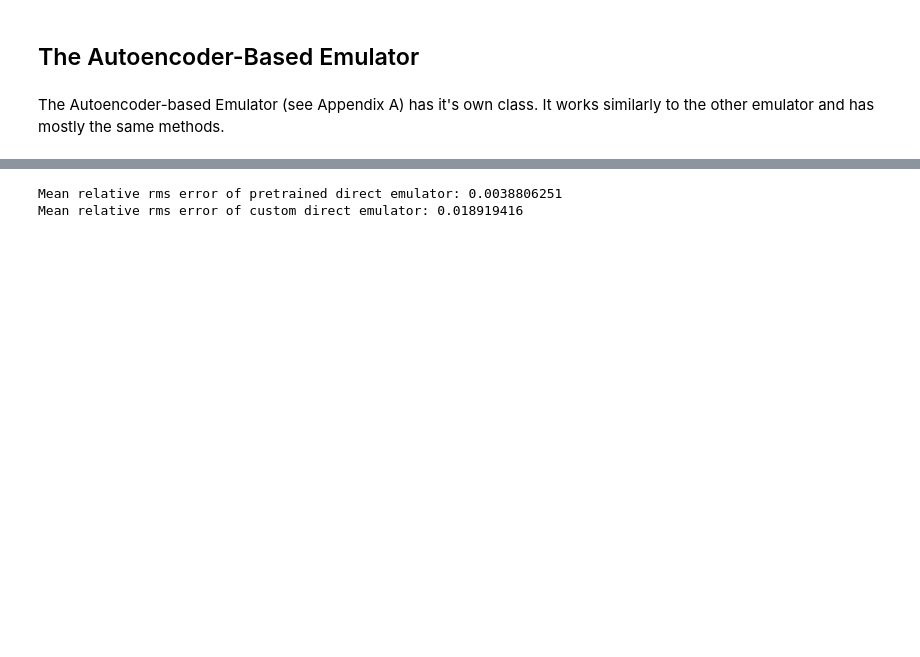
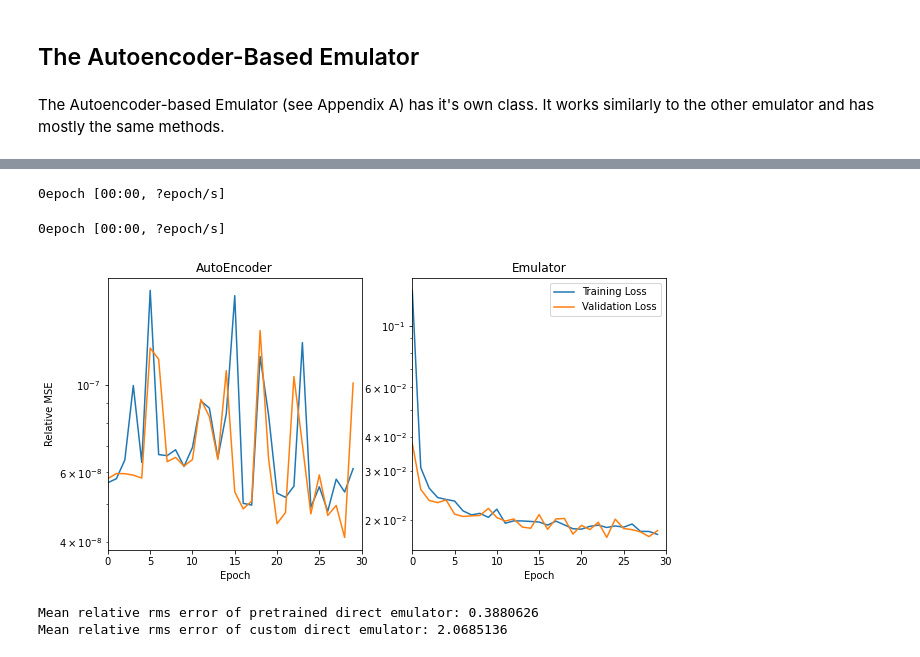
Before and after one commit to christianhbye/21cmVAE, a Jupyter notebook: notebooks/sample_notebook.ipynb, the cells around one changed output, grey strips where cells are left out. Saved outputs shown, nothing was run; the diff lists cells and outputs as text; code cells hidden in the pictures; blank space fills up the shorter version.

```diff
--- a/notebooks/sample_notebook.ipynb
+++ b/notebooks/sample_notebook.ipynb
@@ -198,0 +189,8 @@ Epoch 10/10
+# %%
+custom_ae_em = VAE.emulator.AutoEncoderEmulator(
+    latent_dim=22, enc_hidden_dims=[32, 64], dec_hidden_dims=[64, 32], em_hidden_dims=[32, 128, 256]
+)
+custom_ae_em.emulator.summary()
+custom_ae_em.autoencoder.summary()
+custom_ae_em.autoencoder.encoder.summary()
+custom_ae_em.autoencoder.decoder.summary()
@@ -199,5 +215,37 @@ Epoch 10/10
+# %%
+learning_rate = 0.01
+opt = tf.keras.optimizers.Adam(learning_rate)
+
+ae_loss_fcn = VAE.emulator.relative_mse_loss(custom_model.signal_train)  # loss function for training
+em_loss_fcn = tf.keras.metrics.mean_squared_error
+
+custom_ae_em.autoencoder.compile(optimizer=opt, loss=ae_loss_fcn)
+custom_ae_em.emulator.compile(optimizer=opt, loss=em_loss_fcn)
+
+ae_loss, ae_val_loss, em_loss, em_val_loss = custom_ae_em.train(epochs=30)
+# %% [output]
+0epoch [00:00, ?epoch/s]
+0epoch [00:00, ?epoch/s]
+# %%
+fig, axs = plt.subplots(figsize=(10,5), ncols=2, sharex=True)
+ax1, ax2 = axs
+
+ax1.plot(ae_loss, label="Training Loss")
+ax1.plot(ae_val_loss, label="Validation Loss")
+ax1.set_ylabel("Relative MSE")
+ax1.set_title("AutoEncoder")
+
+ax2.plot(em_loss, label="Training Loss")
+ax2.plot(em_val_loss, label="Validation Loss")
+ax2.set_title("Emulator")
+ax2.legend()
+
+plt.setp(axs, yscale="log", xlim=(0, len(ae_loss)), xlabel="Epoch")
+plt.show()
+# %% [output]
+[figure, added]
 # %%
-custom_autoencoder_em_err = custom_ae_em.compute_rms_error()
+custom_autoencoder_em_err = custom_ae_em.test_error()
 
 # How does this model compare to the pretrained model?
 print('Mean relative rms error of pretrained direct emulator:', np.mean(ae_em_error))
@@ -205,5 +253,5 @@ print('Mean relative rms error of custom direct emulator:', np.mean(custom_autoe
 
 # As expected ...
 # %% [output]
-Mean relative rms error of pretrained direct emulator: 0.0038806251
-Mean relative rms error of custom direct emulator: 0.018919416
+Mean relative rms error of pretrained direct emulator: 0.3880626
+Mean relative rms error of custom direct emulator: 2.0685136
```
Also changed, not shown: parts of 28 cells of this notebook.
